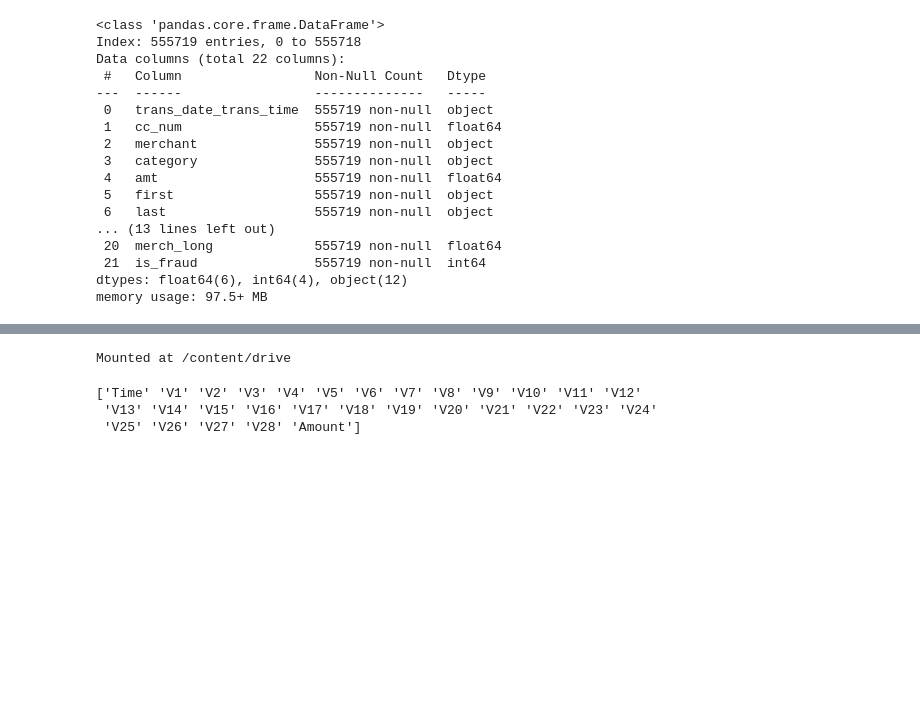
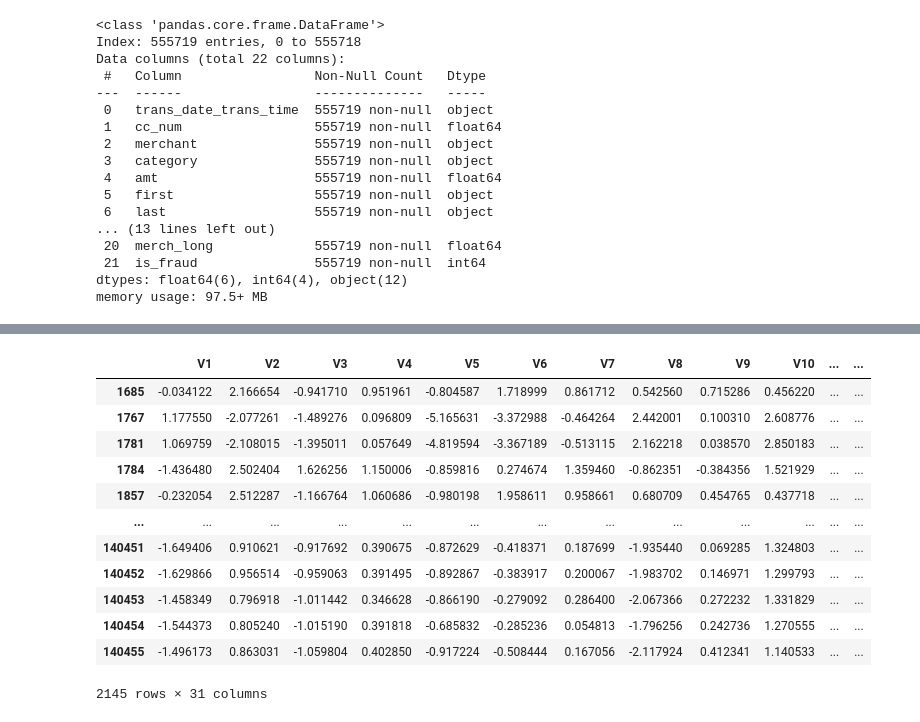
Before and after one commit to byshadowoz/AppleDL, a Jupyter notebook: nose.ipynb, the cells around one changed output, grey strips where cells are left out. Drawn from its saved outputs; the diff is of its cells as text; code cells hidden in the pictures; blank space fills up the shorter version.

```diff
--- a/nose.ipynb
+++ b/nose.ipynb
@@ -157,5 +148,0 @@ Name: is_fraud, Length: 138929, dtype: int64
-# %%
-from google.colab import drive
-drive.mount('/content/drive')
-# %% [output]
-Mounted at /content/drive
@@ -167,6 +148,0 @@ with open(rarchivo, 'rb') as file:
-# %%
-print(model)
-# %% [output]
-['Time' 'V1' 'V2' 'V3' 'V4' 'V5' 'V6' 'V7' 'V8' 'V9' 'V10' 'V11' 'V12'
- 'V13' 'V14' 'V15' 'V16' 'V17' 'V18' 'V19' 'V20' 'V21' 'V22' 'V23' 'V24'
- 'V25' 'V26' 'V27' 'V28' 'Amount']
@@ -172,0 +152,16 @@ print(model)
+# %%
+data2[data2.is_fraud == 1]
+# %% [output]
+|  | V1 | V2 | V3 | V4 | V5 | V6 | V7 | V8 | V9 | V10 | ... | ... |
+| 1685 | -0.034122 | 2.166654 | -0.941710 | 0.951961 | -0.804587 | 1.718999 | 0.861712 | 0.542560 | 0.715286 | 0.456220 | ... | ... |
+| 1767 | 1.177550 | -2.077261 | -1.489276 | 0.096809 | -5.165631 | -3.372988 | -0.464264 | 2.442001 | 0.100310 | 2.608776 | ... | ... |
+| 1781 | 1.069759 | -2.108015 | -1.395011 | 0.057649 | -4.819594 | -3.367189 | -0.513115 | 2.162218 | 0.038570 | 2.850183 | ... | ... |
+| 1784 | -1.436480 | 2.502404 | 1.626256 | 1.150006 | -0.859816 | 0.274674 | 1.359460 | -0.862351 | -0.384356 | 1.521929 | ... | ... |
+| 1857 | -0.232054 | 2.512287 | -1.166764 | 1.060686 | -0.980198 | 1.958611 | 0.958661 | 0.680709 | 0.454765 | 0.437718 | ... | ... |
+| ... | ... | ... | ... | ... | ... | ... | ... | ... | ... | ... | ... | ... |
+| 140451 | -1.649406 | 0.910621 | -0.917692 | 0.390675 | -0.872629 | -0.418371 | 0.187699 | -1.935440 | 0.069285 | 1.324803 | ... | ... |
+| 140452 | -1.629866 | 0.956514 | -0.959063 | 0.391495 | -0.892867 | -0.383917 | 0.200067 | -1.983702 | 0.146971 | 1.299793 | ... | ... |
+| 140453 | -1.458349 | 0.796918 | -1.011442 | 0.346628 | -0.866190 | -0.279092 | 0.286400 | -2.067366 | 0.272232 | 1.331829 | ... | ... |
+| 140454 | -1.544373 | 0.805240 | -1.015190 | 0.391818 | -0.685832 | -0.285236 | 0.054813 | -1.796256 | 0.242736 | 1.270555 | ... | ... |
+| 140455 | -1.496173 | 0.863031 | -1.059804 | 0.402850 | -0.917224 | -0.508444 | 0.167056 | -2.117924 | 0.412341 | 1.140533 | ... | ... |
+2145 rows × 31 columns
```
Also changed, not shown: parts of 32 cells of this notebook.
